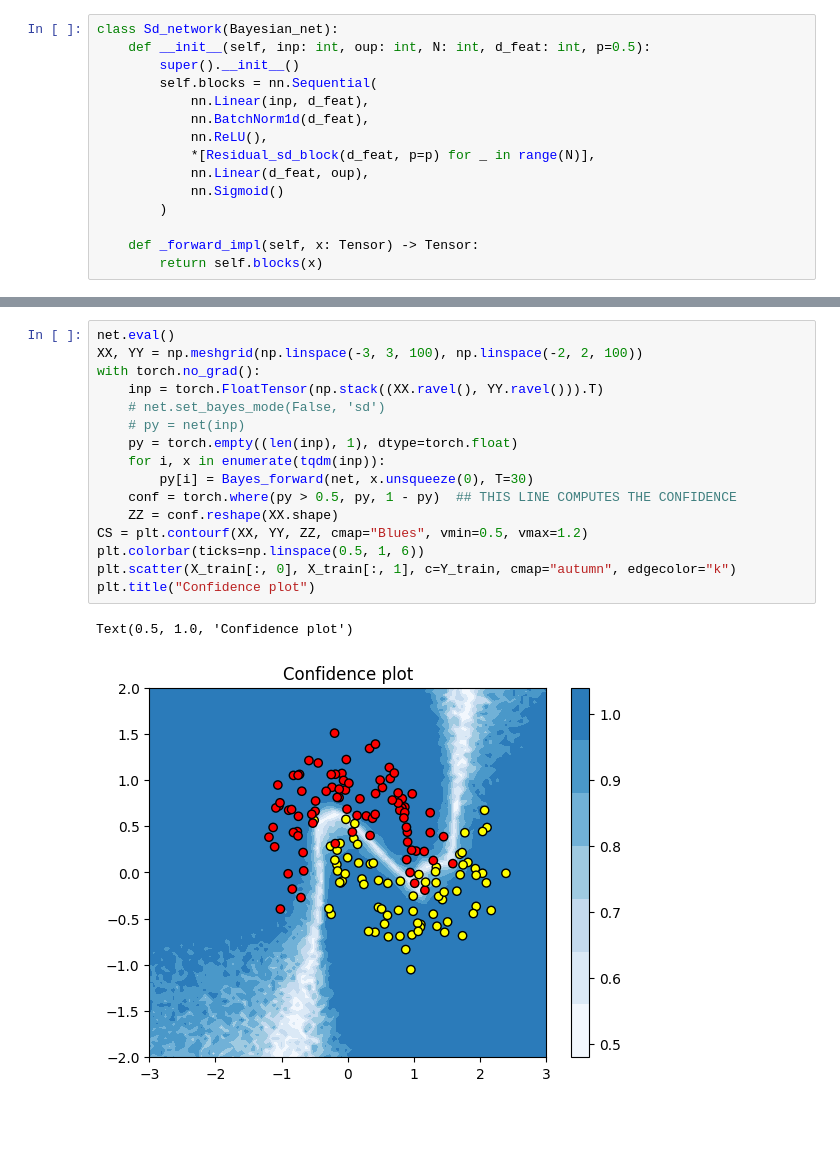
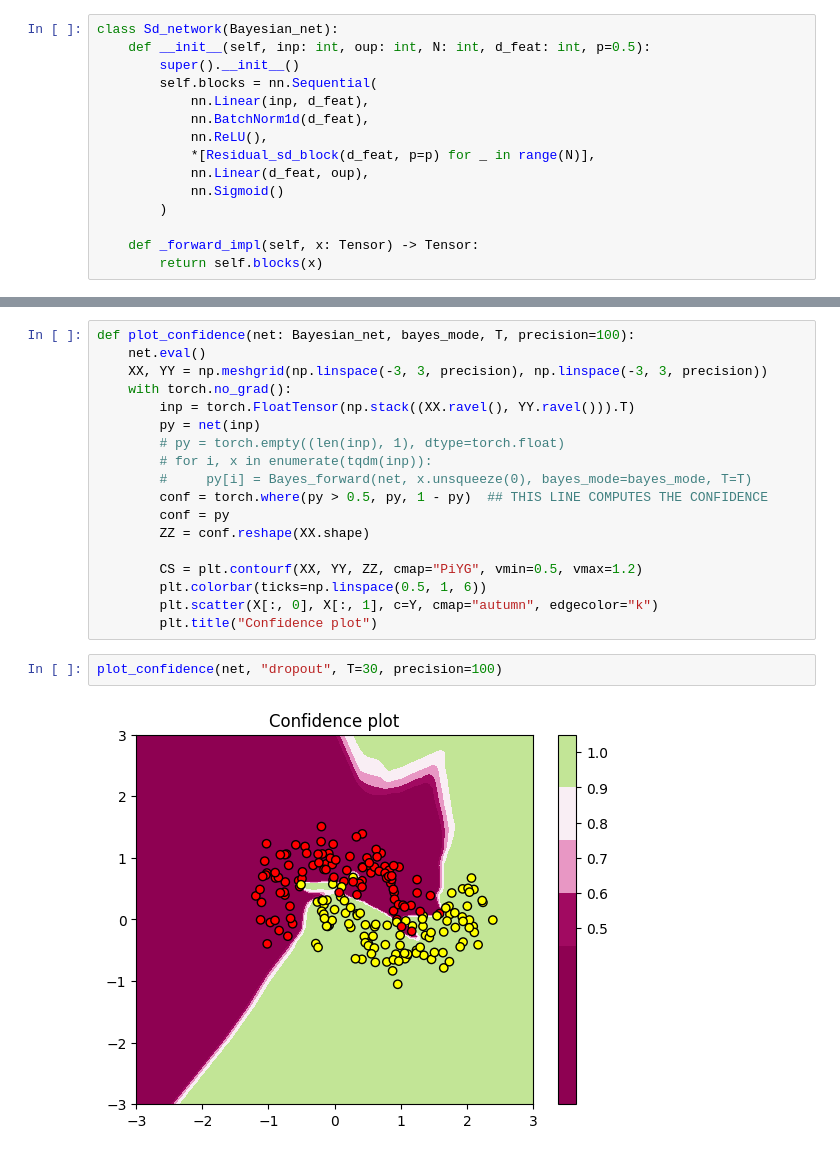
Before and after one commit to LeonY117/Bayes-Stochastic-Depth, a Jupyter notebook: notebooks/two_moon.ipynb, the cells around one changed output, grey strips where cells are left out. Saved outputs shown, nothing was run; the diff lists cells and outputs as text; blank space fills up the shorter version.

```diff
--- a/notebooks/two_moon.ipynb
+++ b/notebooks/two_moon.ipynb
@@ -178,19 +218,22 @@ plot_two_moons(X_train, y_pred)
 # %%
-net.eval()
-XX, YY = np.meshgrid(np.linspace(-3, 3, 100), np.linspace(-2, 2, 100))
-with torch.no_grad():
-    inp = torch.FloatTensor(np.stack((XX.ravel(), YY.ravel())).T)
-    # net.set_bayes_mode(False, 'sd')
-    # py = net(inp)
-    py = torch.empty((len(inp), 1), dtype=torch.float)
-    for i, x in enumerate(tqdm(inp)):
-        py[i] = Bayes_forward(net, x.unsqueeze(0), T=30)
-    conf = torch.where(py > 0.5, py, 1 - py)  ## THIS LINE COMPUTES THE CONFIDENCE
-    ZZ = conf.reshape(XX.shape)
-CS = plt.contourf(XX, YY, ZZ, cmap="Blues", vmin=0.5, vmax=1.2)
-plt.colorbar(ticks=np.linspace(0.5, 1, 6))
-plt.scatter(X_train[:, 0], X_train[:, 1], c=Y_train, cmap="autumn", edgecolor="k")
-plt.title("Confidence plot")
+def plot_confidence(net: Bayesian_net, bayes_mode, T, precision=100):
+    net.eval()
+    XX, YY = np.meshgrid(np.linspace(-3, 3, precision), np.linspace(-3, 3, precision))
+    with torch.no_grad():
+        inp = torch.FloatTensor(np.stack((XX.ravel(), YY.ravel())).T)
+        py = net(inp)
+        # py = torch.empty((len(inp), 1), dtype=torch.float)
+        # for i, x in enumerate(tqdm(inp)):
+        #     py[i] = Bayes_forward(net, x.unsqueeze(0), bayes_mode=bayes_mode, T=T)
+        conf = torch.where(py > 0.5, py, 1 - py)  ## THIS LINE COMPUTES THE CONFIDENCE
+        conf = py
+        ZZ = conf.reshape(XX.shape)
+
+        CS = plt.contourf(XX, YY, ZZ, cmap="PiYG", vmin=0.5, vmax=1.2)
+        plt.colorbar(ticks=np.linspace(0.5, 1, 6))
+        plt.scatter(X[:, 0], X[:, 1], c=Y, cmap="autumn", edgecolor="k")
+        plt.title("Confidence plot")
-# %% [output]
-Text(0.5, 1.0, 'Confidence plot')
-[figure, removed]
+# %%
+plot_confidence(net, "dropout", T=30, precision=100)
+# %% [output]
+[figure, added]
```
Also changed, not shown: parts of 9 cells of this notebook.
